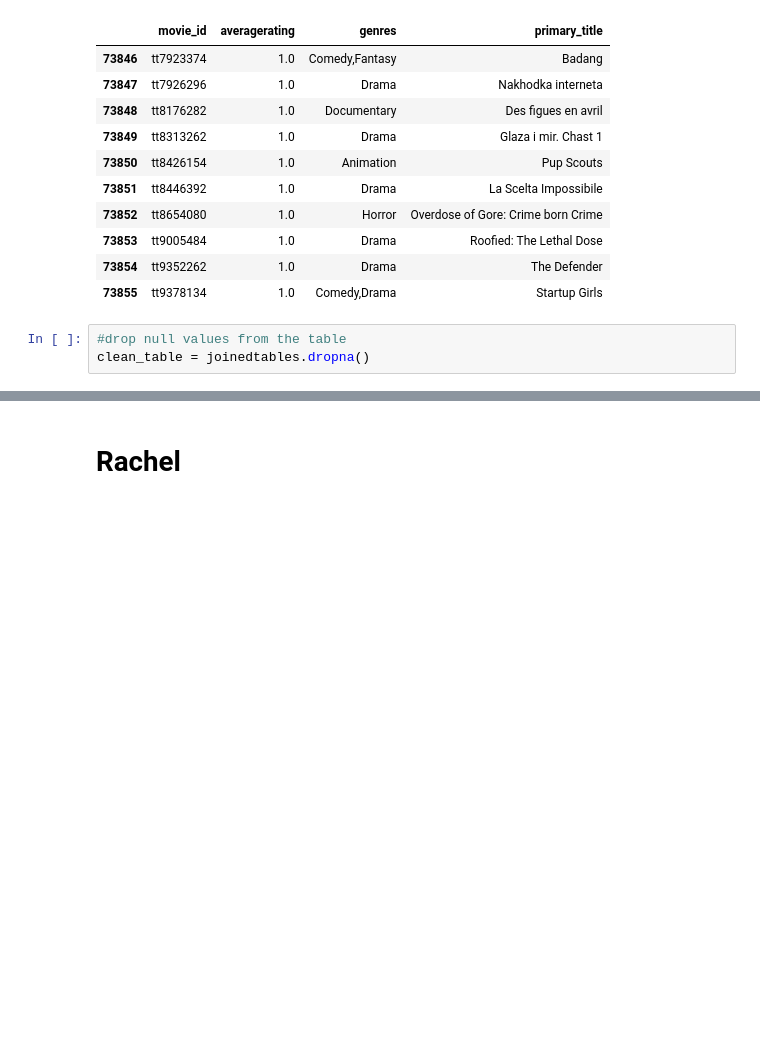
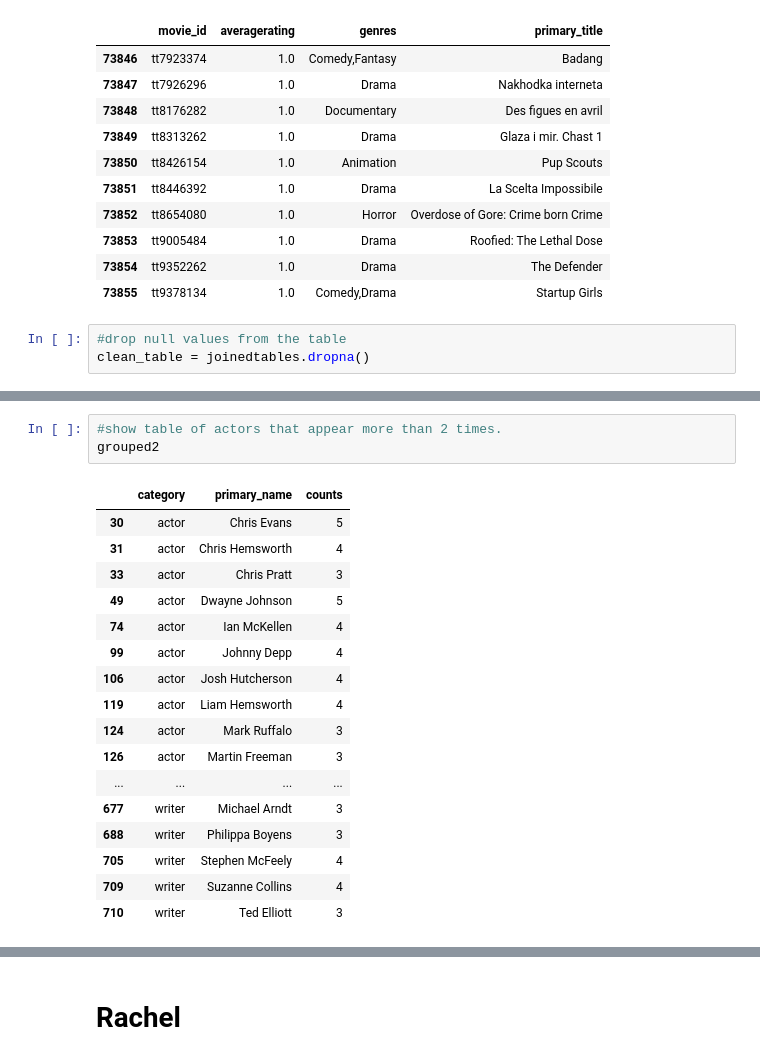
Before and after one commit to racday/ai-capstone, a Jupyter notebook: index.ipynb, the cells around one changed output, grey strips where cells are left out. Saved outputs shown, nothing was run; the diff lists cells and outputs as text; blank space fills up the shorter version.

```diff
--- a/index.ipynb
+++ b/index.ipynb
@@ -213,0 +296,21 @@ clean_table = joinedtables.dropna()
+# %%
+#show table of actors that appear more than 2 times.
+grouped2
+# %% [output]
+|  | category | primary_name | counts |
+| 30 | actor | Chris Evans | 5 |
+| 31 | actor | Chris Hemsworth | 4 |
+| 33 | actor | Chris Pratt | 3 |
+| 49 | actor | Dwayne Johnson | 5 |
+| 74 | actor | Ian McKellen | 4 |
+| 99 | actor | Johnny Depp | 4 |
+| 106 | actor | Josh Hutcherson | 4 |
+| 119 | actor | Liam Hemsworth | 4 |
+| 124 | actor | Mark Ruffalo | 3 |
+| 126 | actor | Martin Freeman | 3 |
+| ... | ... | ... | ... |
+| 677 | writer | Michael Arndt | 3 |
+| 688 | writer | Philippa Boyens | 3 |
+| 705 | writer | Stephen McFeely | 4 |
+| 709 | writer | Suzanne Collins | 4 |
+| 710 | writer | Ted Elliott | 3 |
```
Also changed, not shown: parts of 11 cells of this notebook.
